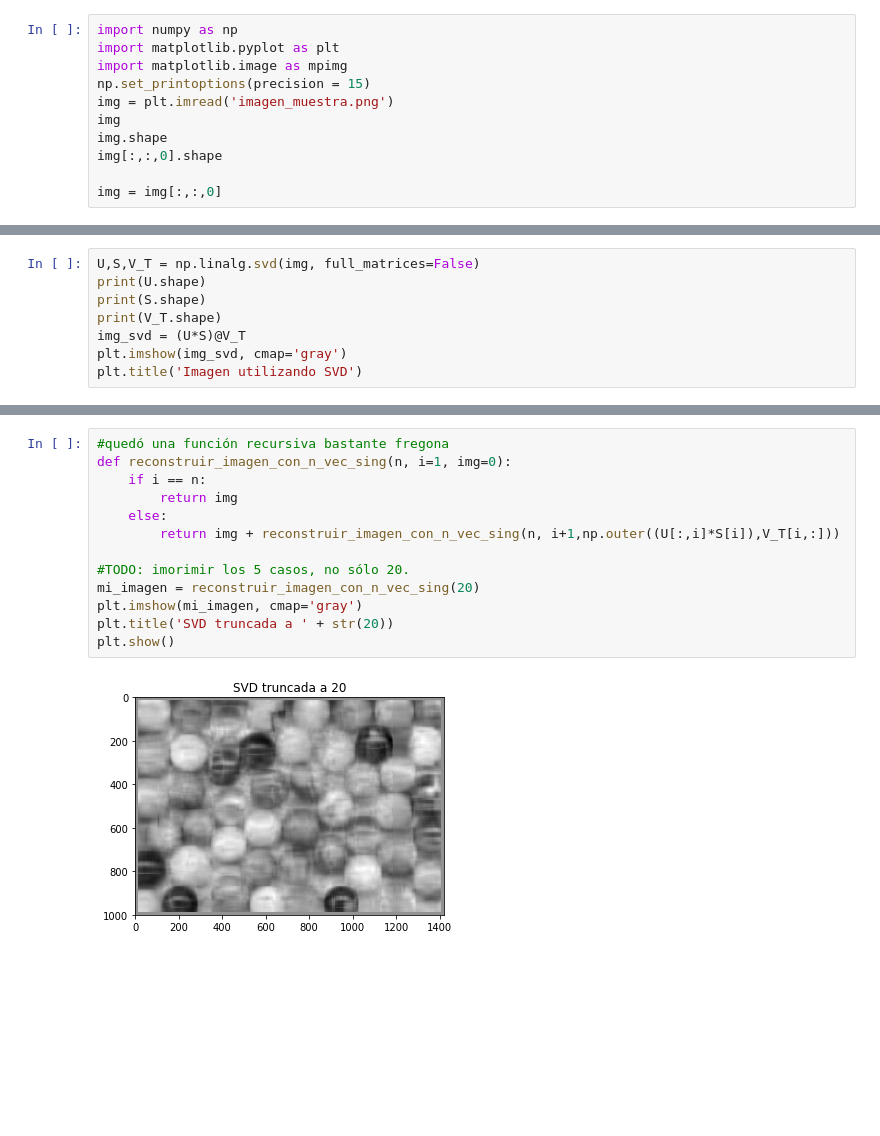
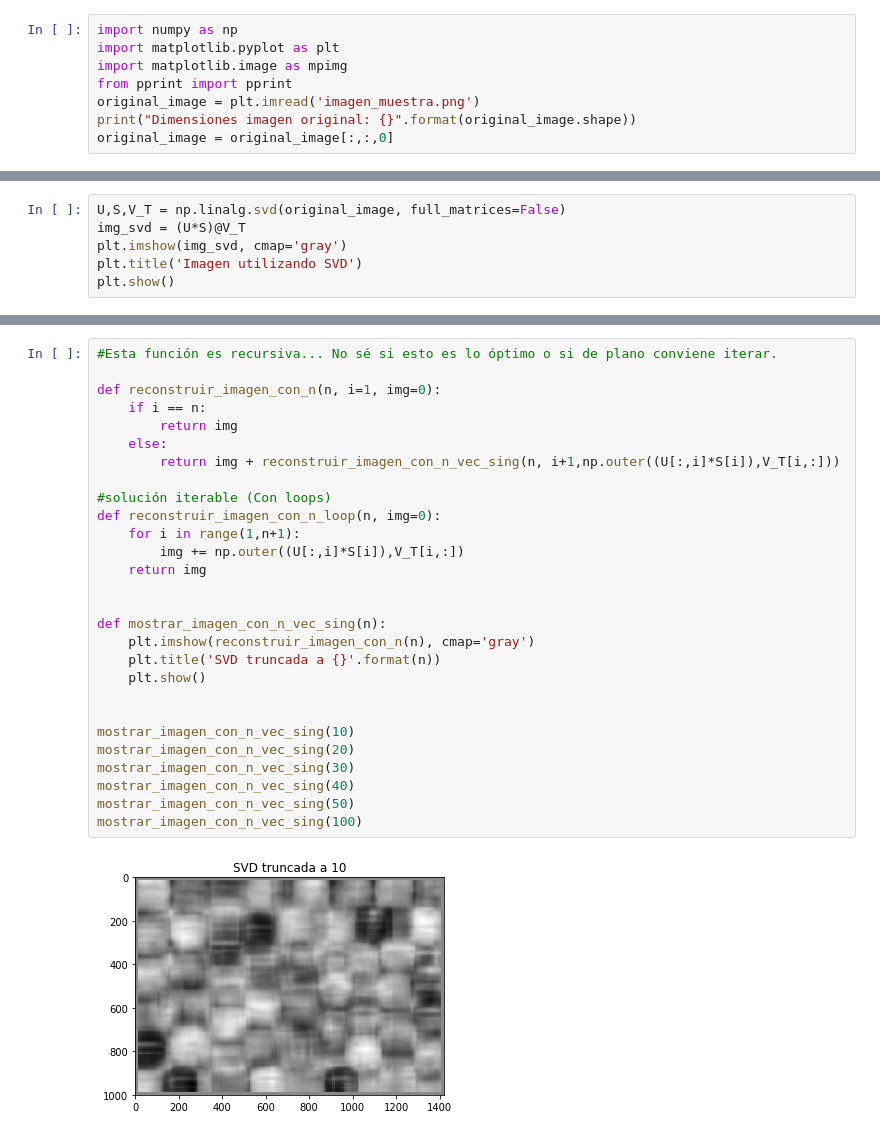
Before and after one commit to gemathus/itam-ds-propedeutico, a Jupyter notebook: practicas/practica_3/Practica_3_3.ipynb, the cells around one changed output, grey strips where cells are left out. Cells and saved outputs as stored; diff of their text form; blank space fills up the shorter version.

```diff
--- a/practicas/practica_3/Practica_3_3.ipynb
+++ b/practicas/practica_3/Practica_3_3.ipynb
@@ -2,10 +2,7 @@
 import numpy as np
 import matplotlib.pyplot as plt
 import matplotlib.image as mpimg
-np.set_printoptions(precision = 15)
-img = plt.imread('imagen_muestra.png')
-img
-img.shape
-img[:,:,0].shape
-
-img = img[:,:,0]
+from pprint import pprint
+original_image = plt.imread('imagen_muestra.png')
+print("Dimensiones imagen original: {}".format(original_image.shape))
+original_image = original_image[:,:,0]
@@ -17,10 +16,8 @@ Text(0.5, 1.0, 'Imagen en escala de grises')
 [figure]
 # %%
-U,S,V_T = np.linalg.svd(img, full_matrices=False)
-print(U.shape)
-print(S.shape)
-print(V_T.shape)
+U,S,V_T = np.linalg.svd(original_image, full_matrices=False)
 img_svd = (U*S)@V_T
 plt.imshow(img_svd, cmap='gray')
 plt.title('Imagen utilizando SVD')
+plt.show()
 # %% [output]
@@ -51,15 +44,30 @@ Text(0.5, 1.0, 'SVD truncada a 2')
 # %%
-#quedó una función recursiva bastante fregona
-def reconstruir_imagen_con_n_vec_sing(n, i=1, img=0):
+#Esta función es recursiva... No sé si esto es lo óptimo o si de plano conviene iterar.
+
+def reconstruir_imagen_con_n(n, i=1, img=0):
     if i == n:
         return img
     else:
         return img + reconstruir_imagen_con_n_vec_sing(n, i+1,np.outer((U[:,i]*S[i]),V_T[i,:]))
 
-#TODO: imorimir los 5 casos, no sólo 20.
-mi_imagen = reconstruir_imagen_con_n_vec_sing(20)
-plt.imshow(mi_imagen, cmap='gray')
-plt.title('SVD truncada a ' + str(20))
-plt.show()
+#solución iterable (Con loops)
+def reconstruir_imagen_con_n_loop(n, img=0):
+    for i in range(1,n+1):
+        img += np.outer((U[:,i]*S[i]),V_T[i,:])
+    return img
+
+
+def mostrar_imagen_con_n_vec_sing(n):
+    plt.imshow(reconstruir_imagen_con_n(n), cmap='gray')
+    plt.title('SVD truncada a {}'.format(n))
+    plt.show()
+
+
+mostrar_imagen_con_n_vec_sing(10)
+mostrar_imagen_con_n_vec_sing(20)
+mostrar_imagen_con_n_vec_sing(30)
+mostrar_imagen_con_n_vec_sing(40)
+mostrar_imagen_con_n_vec_sing(50)
+mostrar_imagen_con_n_vec_sing(100)
 # %% [output]
-[figure, old version]
+[figure, new version]
```
Also changed, not shown: parts of 8 cells of this notebook.
